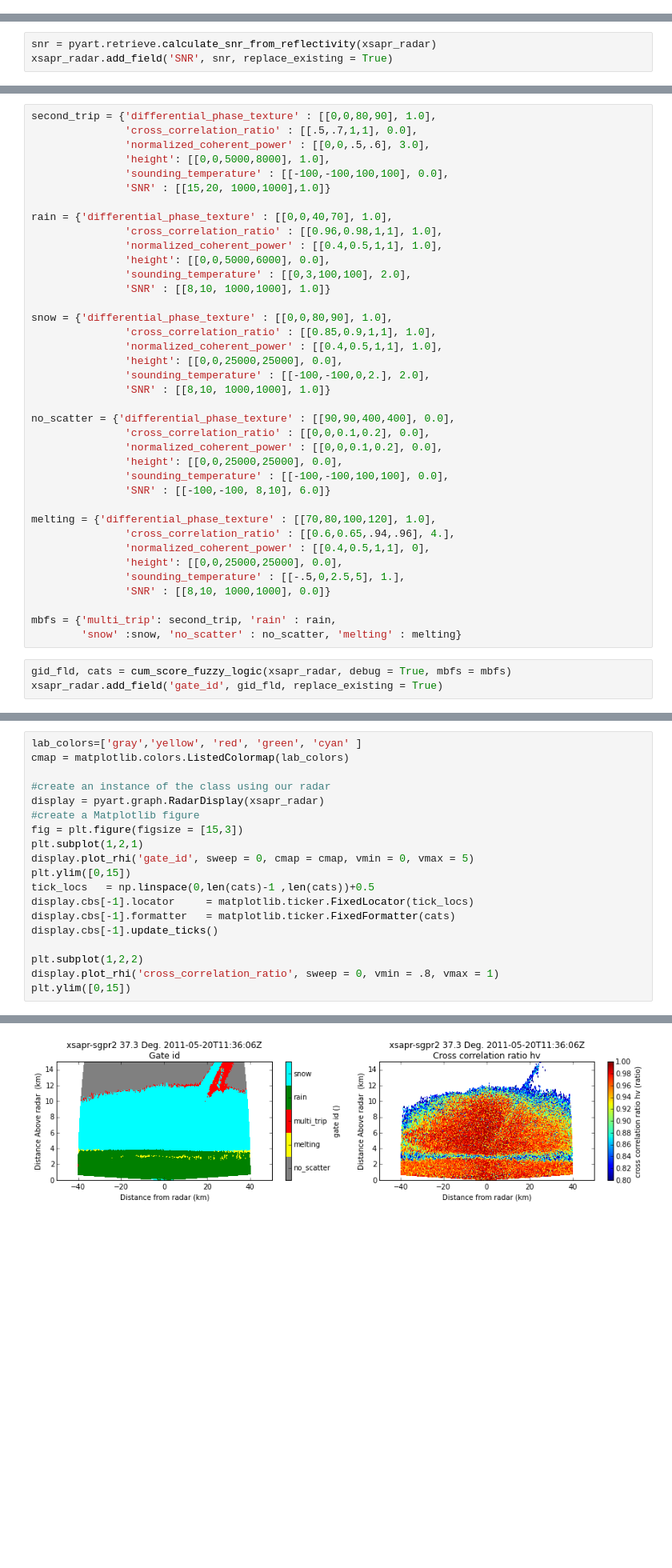
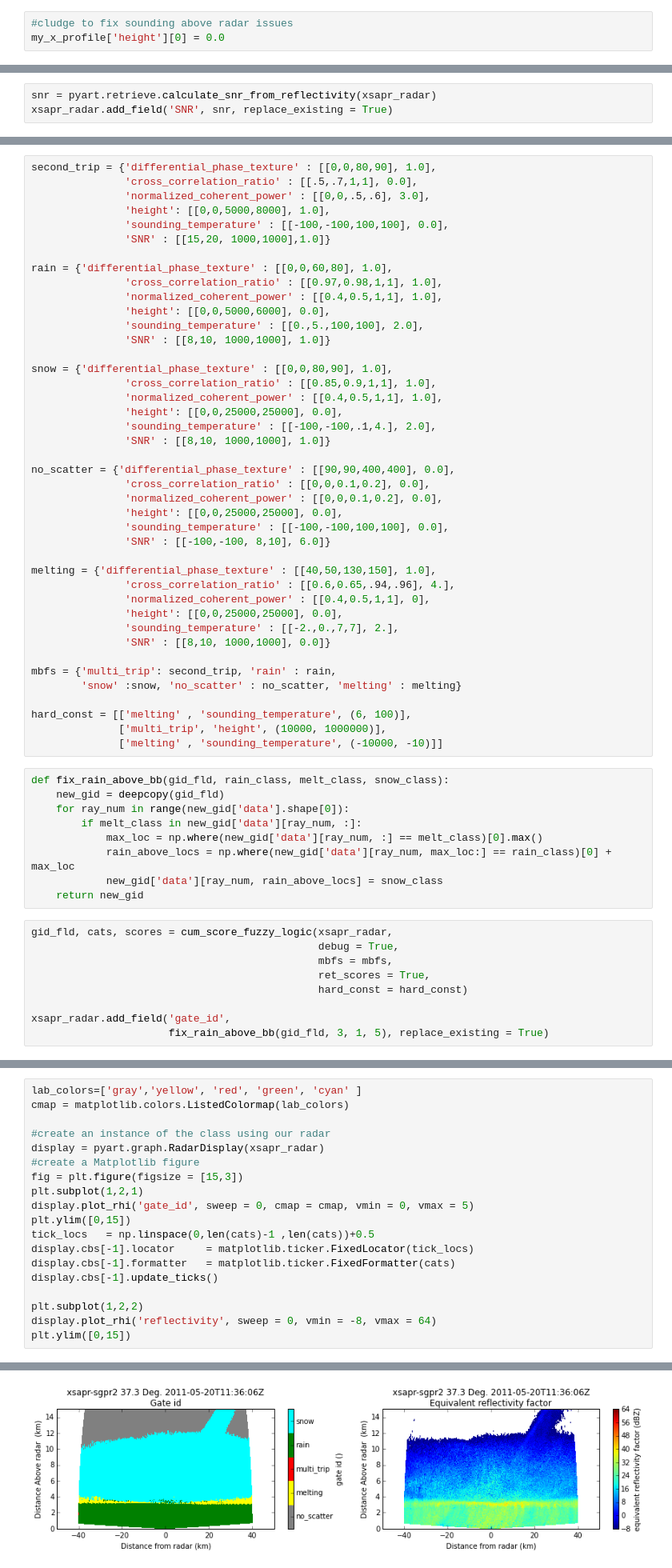
Before and after one commit to ANL-DIGR/openvap, a Jupyter notebook: development/cmac2/notebooks/3 Testing Py-ART implimentations .ipynb, the cells around one changed output, grey strips where cells are left out. Shown at 80% size. Saved outputs shown, nothing was run; the diff lists cells and outputs as text; blank space fills up the shorter version.

Commit message:
WIP: Hard constraints added to fuzzy logic code

```diff
--- a/development/cmac2/notebooks/3 Testing Py-ART implimentations .ipynb
+++ b/development/cmac2/notebooks/3 Testing Py-ART implimentations .ipynb
@@ -292,6 +335,9 @@ display.plot_ppi_map('sounding_temperature', sweep = 5, vmin = -5, vmax = 5,
 xsapr_radar = pyart.io.read('/data/XSW110520113537.RAW7HHL')
 # %%
 my_x_profile = pyart.retrieve.fetch_radar_time_profile(interp_sonde.variables, xsapr_radar)
+# %%
+#cludge to fix sounding above radar issues
+my_x_profile['height'][0] = 0.0
 # %%
 z_dict_x, temp_dict_x = pyart.retrieve.map_profile_to_gates(my_x_profile['temp'],
                                          my_x_profile['height']*1000.0,
@@ -358,18 +404,18 @@ second_trip = {'differential_phase_texture' : [[0,0,80,90], 1.0],
                'sounding_temperature' : [[-100,-100,100,100], 0.0],
                'SNR' : [[15,20, 1000,1000],1.0]}
 
-rain = {'differential_phase_texture' : [[0,0,40,70], 1.0],
-               'cross_correlation_ratio' : [[0.96,0.98,1,1], 1.0],
+rain = {'differential_phase_texture' : [[0,0,60,80], 1.0],
+               'cross_correlation_ratio' : [[0.97,0.98,1,1], 1.0],
                'normalized_coherent_power' : [[0.4,0.5,1,1], 1.0],
                'height': [[0,0,5000,6000], 0.0],
-               'sounding_temperature' : [[0,3,100,100], 2.0],
+               'sounding_temperature' : [[0.,5.,100,100], 2.0],
                'SNR' : [[8,10, 1000,1000], 1.0]}
 
 snow = {'differential_phase_texture' : [[0,0,80,90], 1.0],
                'cross_correlation_ratio' : [[0.85,0.9,1,1], 1.0],
                'normalized_coherent_power' : [[0.4,0.5,1,1], 1.0],
                'height': [[0,0,25000,25000], 0.0],
-               'sounding_temperature' : [[-100,-100,0,2.], 2.0],
+               'sounding_temperature' : [[-100,-100,.1,4.], 2.0],
                'SNR' : [[8,10, 1000,1000], 1.0]}
 
 no_scatter = {'differential_phase_texture' : [[90,90,400,400], 0.0],
@@ -379,18 +425,37 @@ no_scatter = {'differential_phase_texture' : [[90,90,400,400], 0.0],
                'sounding_temperature' : [[-100,-100,100,100], 0.0],
                'SNR' : [[-100,-100, 8,10], 6.0]}
 
-melting = {'differential_phase_texture' : [[70,80,100,120], 1.0],
+melting = {'differential_phase_texture' : [[40,50,130,150], 1.0],
                'cross_correlation_ratio' : [[0.6,0.65,.94,.96], 4.],
                'normalized_coherent_power' : [[0.4,0.5,1,1], 0],
                'height': [[0,0,25000,25000], 0.0],
-               'sounding_temperature' : [[-.5,0,2.5,5], 1.],
+               'sounding_temperature' : [[-2.,0.,7,7], 2.],
                'SNR' : [[8,10, 1000,1000], 0.0]}
 
 mbfs = {'multi_trip': second_trip, 'rain' : rain,
         'snow' :snow, 'no_scatter' : no_scatter, 'melting' : melting}
+
+hard_const = [['melting' , 'sounding_temperature', (6, 100)],
+              ['multi_trip', 'height', (10000, 1000000)],
+              ['melting' , 'sounding_temperature', (-10000, -10)]]
+# %%
+def fix_rain_above_bb(gid_fld, rain_class, melt_class, snow_class):
+    new_gid = deepcopy(gid_fld)
+    for ray_num in range(new_gid['data'].shape[0]):
+        if melt_class in new_gid['data'][ray_num, :]:
+            max_loc = np.where(new_gid['data'][ray_num, :] == melt_class)[0].max()
+            rain_above_locs = np.where(new_gid['data'][ray_num, max_loc:] == rain_class)[0] + max_loc
+            new_gid['data'][ray_num, rain_above_locs] = snow_class
+    return new_gid
 # %%
-gid_fld, cats = cum_score_fuzzy_logic(xsapr_radar, debug = True, mbfs = mbfs)
-xsapr_radar.add_field('gate_id', gid_fld, replace_existing = True)
+gid_fld, cats, scores = cum_score_fuzzy_logic(xsapr_radar,
+                                              debug = True,
+                                              mbfs = mbfs,
+                                              ret_scores = True,
+                                              hard_const = hard_const)
+
+xsapr_radar.add_field('gate_id',
+                      fix_rain_above_bb(gid_fld, 3, 1, 5), replace_existing = True)
 # %% [output]
 Doing no_scatter
 Doing melting
@@ -400,22 +499,22 @@ Doing snow
 # %%
 lab_colors=['gray','yellow', 'red', 'green', 'cyan' ]
 cmap = matplotlib.colors.ListedColormap(lab_colors)
 
 #create an instance of the class using our radar
 display = pyart.graph.RadarDisplay(xsapr_radar)
 #create a Matplotlib figure
 fig = plt.figure(figsize = [15,3])
 plt.subplot(1,2,1)
 display.plot_rhi('gate_id', sweep = 0, cmap = cmap, vmin = 0, vmax = 5)
 plt.ylim([0,15])
 tick_locs   = np.linspace(0,len(cats)-1 ,len(cats))+0.5
 display.cbs[-1].locator     = matplotlib.ticker.FixedLocator(tick_locs)
 display.cbs[-1].formatter   = matplotlib.ticker.FixedFormatter(cats)
 display.cbs[-1].update_ticks()
 
 plt.subplot(1,2,2)
-display.plot_rhi('cross_correlation_ratio', sweep = 0, vmin = .8, vmax = 1)
+display.plot_rhi('reflectivity', sweep = 0, vmin = -8, vmax = 64)
 plt.ylim([0,15])
 # %% [output]
 (0, 15)
-[figure, old version]
+[figure, new version]
```
Also changed, not shown: parts of 22 cells of this notebook.
